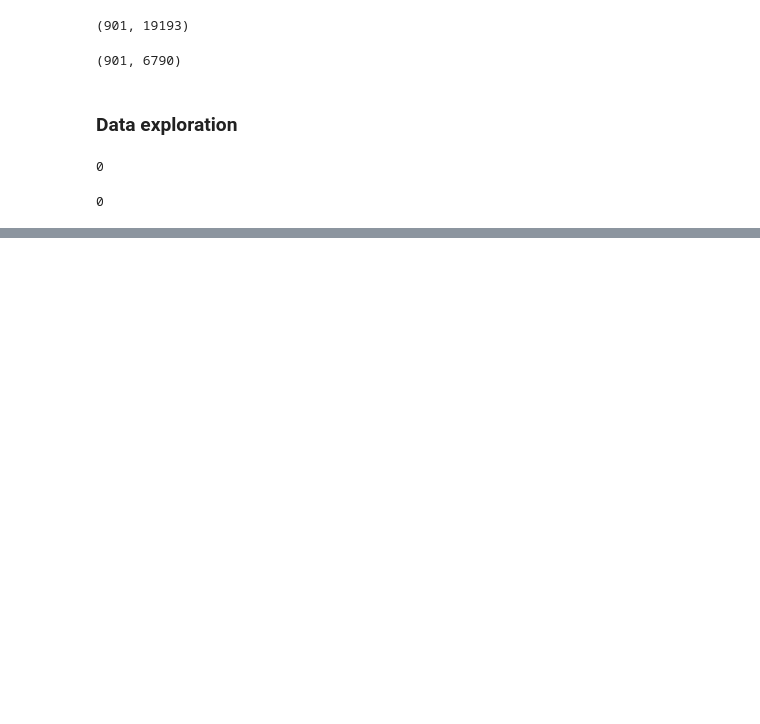
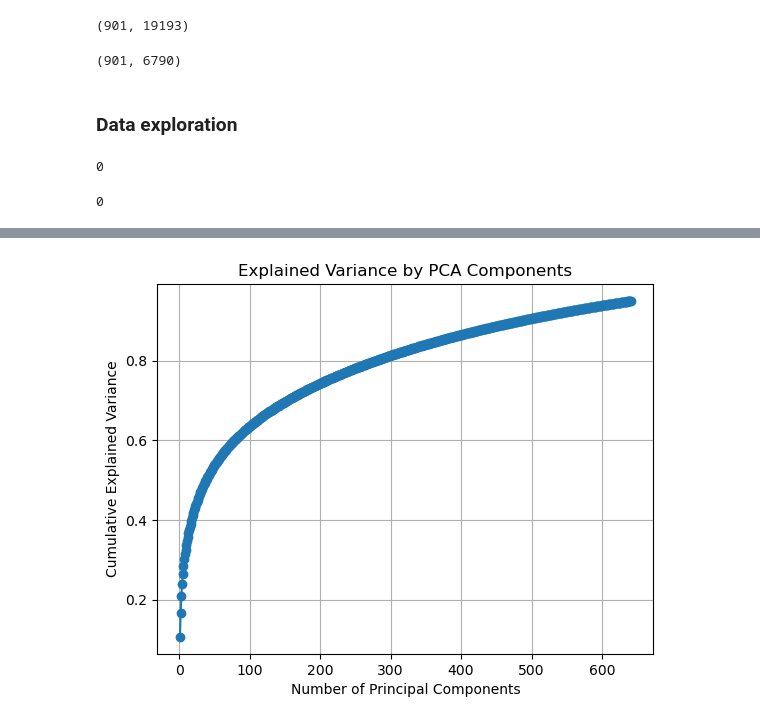
Before and after one commit to Alexreat/Drug_response_prediction, a Jupyter notebook: Drug_response.ipynb, the cells around one changed output, grey strips where cells are left out. Drawn from its saved outputs; the diff is of its cells as text; code cells hidden in the pictures; blank space fills up the shorter version.

```diff
--- a/Drug_response.ipynb
+++ b/Drug_response.ipynb
@@ -102,0 +159,21 @@ print(response_filtered.index.duplicated().sum())
+# %%
+genes_df = genes_filtered_reset.set_index('cell_line')
+# %%
+# Scalling data before PCA
+from sklearn.decomposition import PCA
+from sklearn.preprocessing import StandardScaler
+
+scaler = StandardScaler()
+genes_scaled = scaler.fit_transform(genes_df)
+# %%
+# Back to dataframe
+
+genes_scaled_df = pd.DataFrame(
+    genes_scaled,
+    index=genes_df.index,             # re-attach cell line names
+    columns=genes_df.columns          # keep gene names
+)
+# %%
+# Keeping components that together explain 95% of the variation
+pca = PCA(n_components=0.95)
+genes_pca = pca.fit_transform(genes_scaled_df)
@@ -102,0 +187,14 @@ print(response_filtered.index.duplicated().sum())
+# %%
+# PCA variance explanation
+import matplotlib.pyplot as plt
+
+explained_var = pca.explained_variance_ratio_
+
+plt.plot(range(1, len(explained_var) + 1), explained_var.cumsum(), marker='o')
+plt.xlabel("Number of Principal Components")
+plt.ylabel("Cumulative Explained Variance")
+plt.title("Explained Variance by PCA Components")
+plt.grid(True)
+plt.show()
+# %% [output]
+[figure, added]
```
Also changed, not shown: parts of 32 cells of this notebook.
